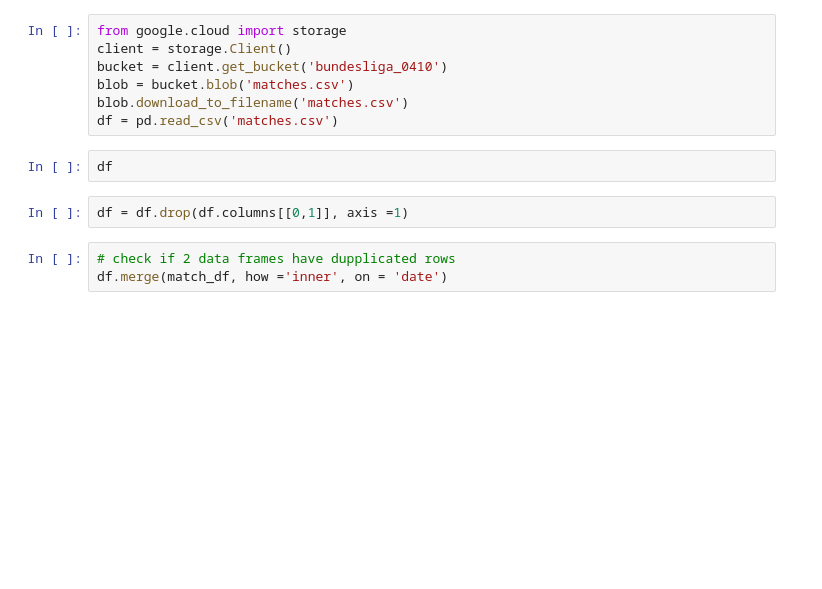
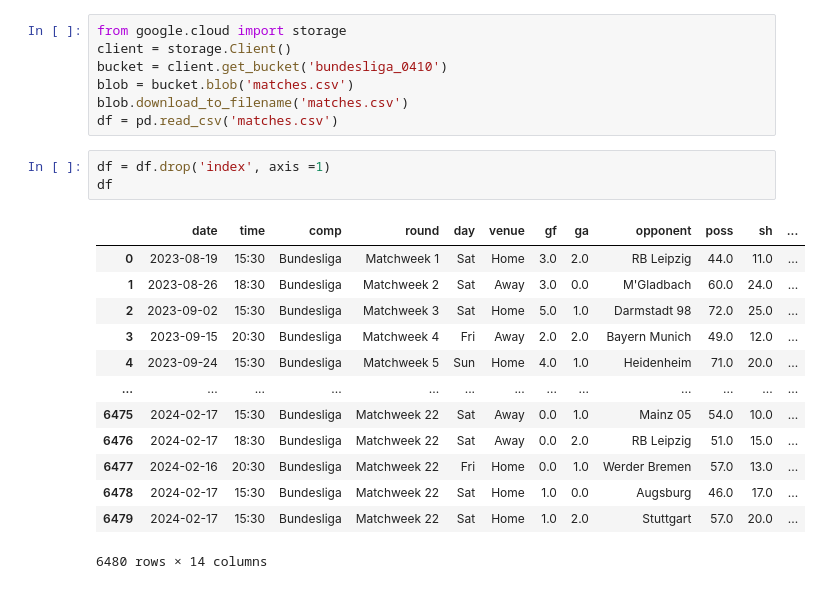
Before and after one commit to Tramnddle/Bundesliga-match-winner-prediction-, a Jupyter notebook: Weeklyschedule.ipynb, the cells around one changed output. Cells and saved outputs as stored; diff of their text form; blank space fills up the shorter version.

```diff
--- a/Weeklyschedule.ipynb
+++ b/Weeklyschedule.ipynb
@@ -146,12 +202,22 @@ bucket = client.get_bucket('bundesliga_0410')
 blob = bucket.blob('matches.csv')
 blob.download_to_filename('matches.csv')
 df = pd.read_csv('matches.csv')
-# %%
-df
-# %%
-df = df.drop(df.columns[[0,1]], axis =1)
-# %%
-# check if 2 data frames have dupplicated rows
-df.merge(match_df, how ='inner', on = 'date')
+# %%
+df = df.drop('index', axis =1)
+df
+# %% [output]
+|  | date | time | comp | round | day | venue | gf | ga | opponent | poss | sh | ... |
+| 0 | 2023-08-19 | 15:30 | Bundesliga | Matchweek 1 | Sat | Home | 3.0 | 2.0 | RB Leipzig | 44.0 | 11.0 | ... |
+| 1 | 2023-08-26 | 18:30 | Bundesliga | Matchweek 2 | Sat | Away | 3.0 | 0.0 | M'Gladbach | 60.0 | 24.0 | ... |
+| 2 | 2023-09-02 | 15:30 | Bundesliga | Matchweek 3 | Sat | Home | 5.0 | 1.0 | Darmstadt 98 | 72.0 | 25.0 | ... |
+| 3 | 2023-09-15 | 20:30 | Bundesliga | Matchweek 4 | Fri | Away | 2.0 | 2.0 | Bayern Munich | 49.0 | 12.0 | ... |
+| 4 | 2023-09-24 | 15:30 | Bundesliga | Matchweek 5 | Sun | Home | 4.0 | 1.0 | Heidenheim | 71.0 | 20.0 | ... |
+| ... | ... | ... | ... | ... | ... | ... | ... | ... | ... | ... | ... | ... |
+| 6475 | 2024-02-17 | 15:30 | Bundesliga | Matchweek 22 | Sat | Away | 0.0 | 1.0 | Mainz 05 | 54.0 | 10.0 | ... |
+| 6476 | 2024-02-17 | 18:30 | Bundesliga | Matchweek 22 | Sat | Away | 0.0 | 2.0 | RB Leipzig | 51.0 | 15.0 | ... |
+| 6477 | 2024-02-16 | 20:30 | Bundesliga | Matchweek 22 | Fri | Home | 0.0 | 1.0 | Werder Bremen | 57.0 | 13.0 | ... |
+| 6478 | 2024-02-17 | 15:30 | Bundesliga | Matchweek 22 | Sat | Home | 1.0 | 0.0 | Augsburg | 46.0 | 17.0 | ... |
+| 6479 | 2024-02-17 | 15:30 | Bundesliga | Matchweek 22 | Sat | Home | 1.0 | 2.0 | Stuttgart | 57.0 | 20.0 | ... |
+6480 rows × 14 columns
 # %%
 # union them
```
Also changed, not shown: parts of 9 cells of this notebook, 12 other files.
